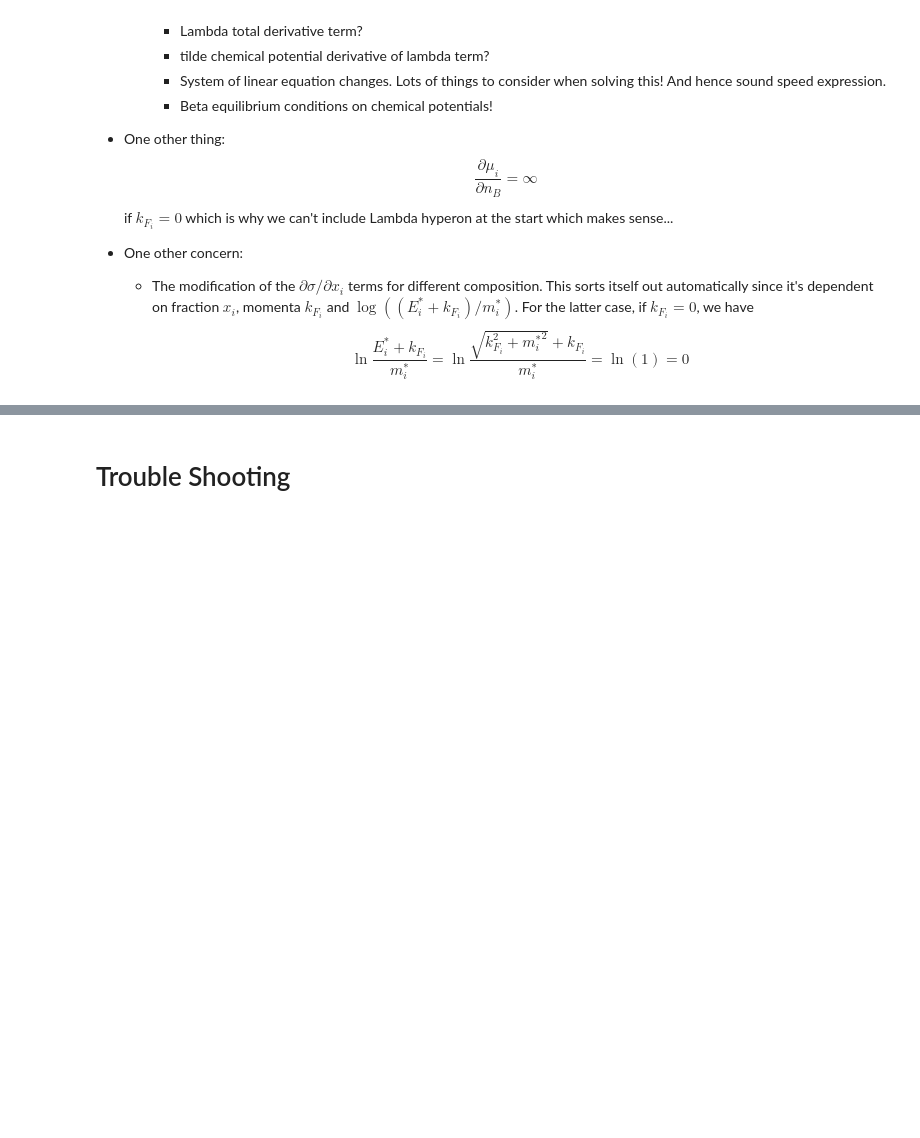
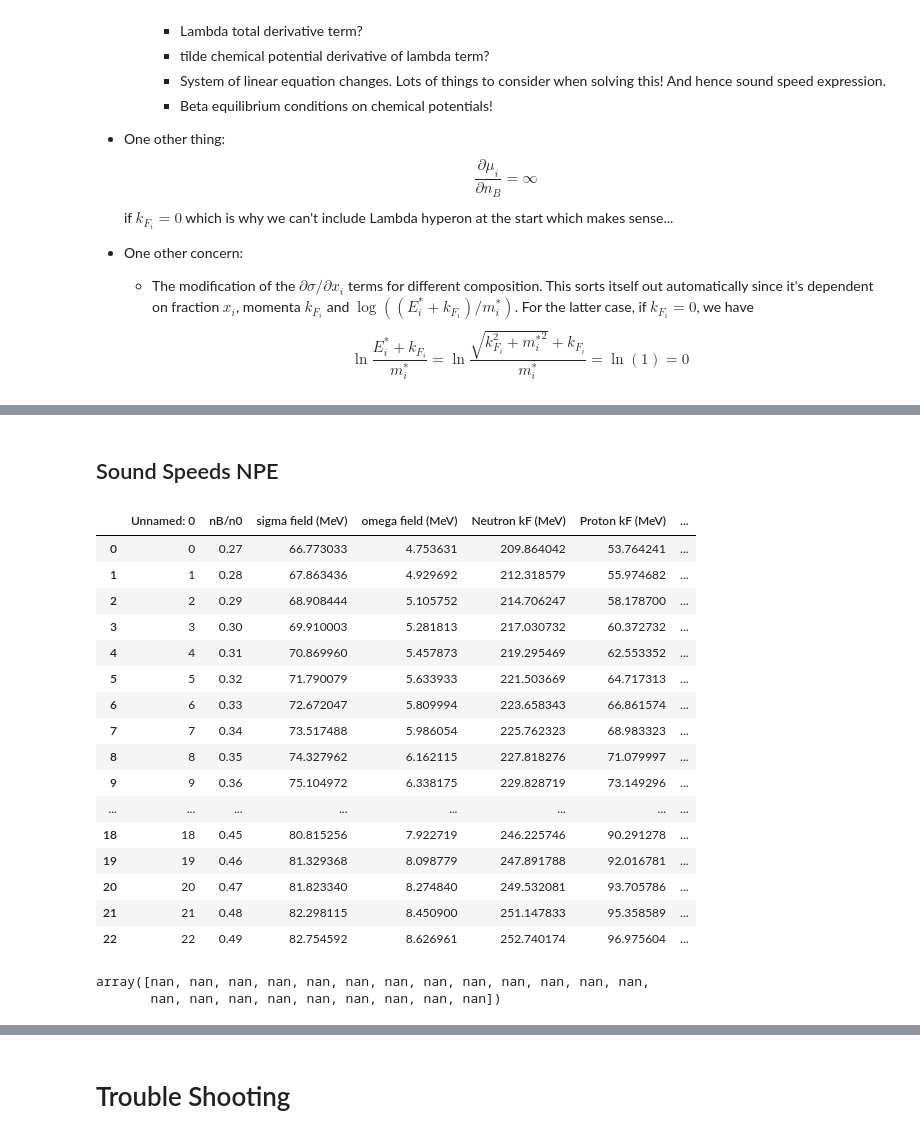
Before and after one commit to thevinhtran/Yay, a Jupyter notebook: Hyperon Project.ipynb, the cells around one changed output, grey strips where cells are left out. Saved outputs shown, nothing was run; the diff lists cells and outputs as text; code cells hidden in the pictures; blank space fills up the shorter version.

```diff
--- a/Hyperon Project.ipynb
+++ b/Hyperon Project.ipynb
@@ -955,3 +1001,26 @@ plt.gca().spines['top'].set_visible(False)
 plt.gca().spines['right'].set_visible(False)
 # %% [output]
 [drawing not drawn]
+# %% [markdown]
+## Sound Speeds NPE
+# %%
+data = pd.read_csv(r'/Users/vinhtran/Documents/Yay/npe_data.csv')
+data
+# %% [output]
+|  | Unnamed: 0 | nB/n0 | sigma field (MeV) | omega field (MeV) | Neutron kF (MeV) | Proton kF (MeV) | ... |
+| 0 | 0 | 0.27 | 66.773033 | 4.753631 | 209.864042 | 53.764241 | ... |
+| 1 | 1 | 0.28 | 67.863436 | 4.929692 | 212.318579 | 55.974682 | ... |
+| 2 | 2 | 0.29 | 68.908444 | 5.105752 | 214.706247 | 58.178700 | ... |
+| 3 | 3 | 0.30 | 69.910003 | 5.281813 | 217.030732 | 60.372732 | ... |
+| 4 | 4 | 0.31 | 70.869960 | 5.457873 | 219.295469 | 62.553352 | ... |
+| 5 | 5 | 0.32 | 71.790079 | 5.633933 | 221.503669 | 64.717313 | ... |
+| 6 | 6 | 0.33 | 72.672047 | 5.809994 | 223.658343 | 66.861574 | ... |
+| 7 | 7 | 0.34 | 73.517488 | 5.986054 | 225.762323 | 68.983323 | ... |
+| 8 | 8 | 0.35 | 74.327962 | 6.162115 | 227.818276 | 71.079997 | ... |
+| 9 | 9 | 0.36 | 75.104972 | 6.338175 | 229.828719 | 73.149296 | ... |
+| ... | ... | ... | ... | ... | ... | ... | ... |
+| 18 | 18 | 0.45 | 80.815256 | 7.922719 | 246.225746 | 90.291278 | ... |
+| 19 | 19 | 0.46 | 81.329368 | 8.098779 | 247.891788 | 92.016781 | ... |
+| 20 | 20 | 0.47 | 81.823340 | 8.274840 | 249.532081 | 93.705786 | ... |
+| 21 | 21 | 0.48 | 82.298115 | 8.450900 | 251.147833 | 95.358589 | ... |
+| 22 | 22 | 0.49 | 82.754592 | 8.626961 | 252.740174 | 96.975604 | ... |
@@ -957,0 +1046,5 @@ plt.gca().spines['right'].set_visible(False)
+# %%
+sound_npe_diff
+# %% [output]
+array([nan, nan, nan, nan, nan, nan, nan, nan, nan, nan, nan, nan, nan,
+       nan, nan, nan, nan, nan, nan, nan, nan, nan])
```
Also changed, not shown: parts of 12 cells of this notebook, 4 other files.
